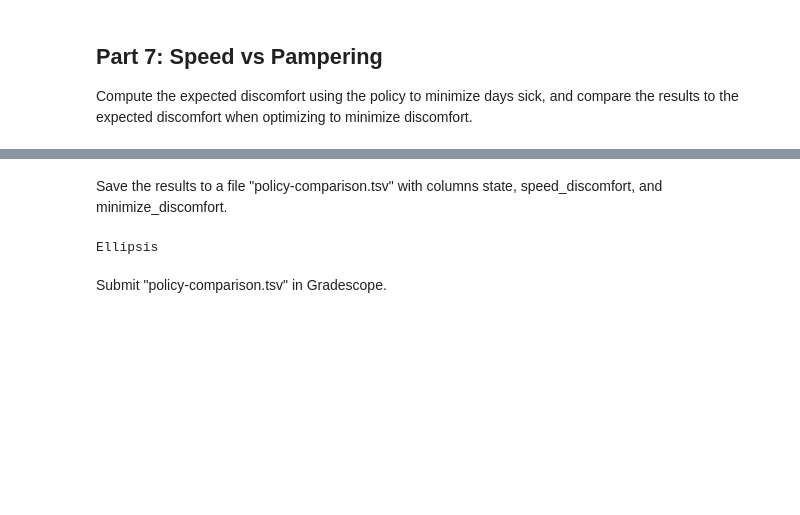
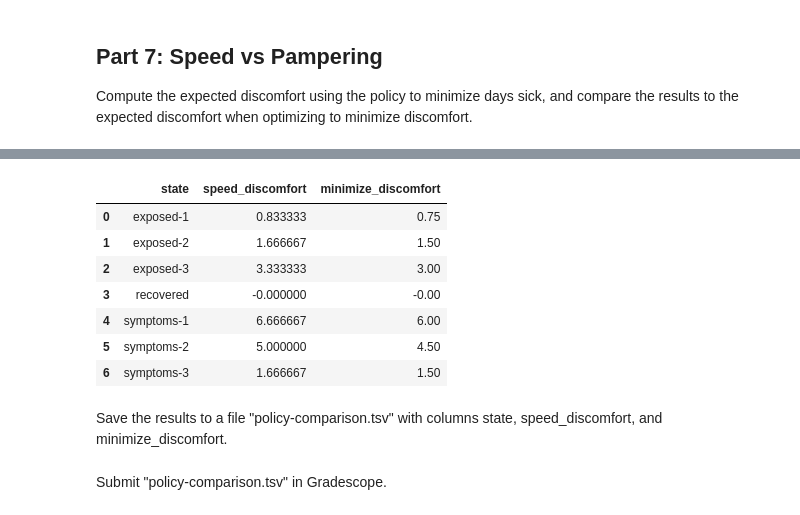
Before and after one commit to jtvon/dx704-project-06, a Jupyter notebook: project.ipynb, the cells around one changed output, grey strips where cells are left out. Cells and saved outputs as stored; diff of their text form; code cells hidden in the pictures; blank space fills up the shorter version.

```diff
--- a/project.ipynb
+++ b/project.ipynb
@@ -415,8 +456,55 @@ Ellipsis
+# %%
+# For speed policy: evaluate using ORIGINAL discomfort rewards
+speed_policy = {states[i]: actions[a] for i, a in enumerate(a_5)}
+
+# Build reward vector using ORIGINAL df_rewards
+r_speed_discomfort = np.zeros(S, dtype=float)
+for i, state in enumerate(states):
+    action = speed_policy[state]
+    # Use original discomfort rewards
+    reward_row = df_rewards[(df_rewards['state'] == state) & (df_rewards['action'] == action)]
+    if not reward_row.empty:
+        r_speed_discomfort[i] = reward_row['reward'].values[0]
+
+# Build transition matrix for speed policy
+P_speed_discomfort = np.zeros((S, S), dtype=float)
+for i, state in enumerate(states):
+    action = speed_policy[state]
+    trans_rows = df_transitions[(df_transitions['state'] == state) & (df_transitions['action'] == action)]
+    for _, row in trans_rows.iterrows():
+        j = state_idx[row['next_state']]
+        P_speed_discomfort[i, j] = row['probability']
+
+# Reshape for value_iteration
+r_speed_discomfort = r_speed_discomfort.reshape(1, -1)
+P_speed_discomfort = P_speed_discomfort.reshape(1, S, S)
+
+# Run value iteration
+gamma_7 = 1.0
+v_speed_discomfort = value_iteration(r_speed_discomfort, P_speed_discomfort, gamma_7, max_iterations=10000, tolerance=1e-8)
+
+# Convert to expected discomfort
+speed_discomfort = -v_speed_discomfort
+
+# Get minimize_discomfort from Part 3 (already computed)
+minimize_discomfort = df_opt_vals['expected_discomfort'].values
+
+# Create comparison dataframe
+df_comparison = pd.DataFrame({
+    'state': states,
+    'speed_discomfort': speed_discomfort.flatten(),
+    'minimize_discomfort': minimize_discomfort
+})
+
+df_comparison
+# %% [output]
+|  | state | speed_discomfort | minimize_discomfort |
+| 0 | exposed-1 | 0.833333 | 0.75 |
+| 1 | exposed-2 | 1.666667 | 1.50 |
+| 2 | exposed-3 | 3.333333 | 3.00 |
+| 3 | recovered | -0.000000 | -0.00 |
+| 4 | symptoms-1 | 6.666667 | 6.00 |
+| 5 | symptoms-2 | 5.000000 | 4.50 |
+| 6 | symptoms-3 | 1.666667 | 1.50 |
 # %% [markdown]
 Save the results to a file "policy-comparison.tsv" with columns state, speed_discomfort, and minimize_discomfort.
-# %%
-# YOUR CHANGES HERE
-
-...
-# %% [output]
-Ellipsis
```
Also changed, not shown: parts of 5 cells of this notebook, 2 other files.
